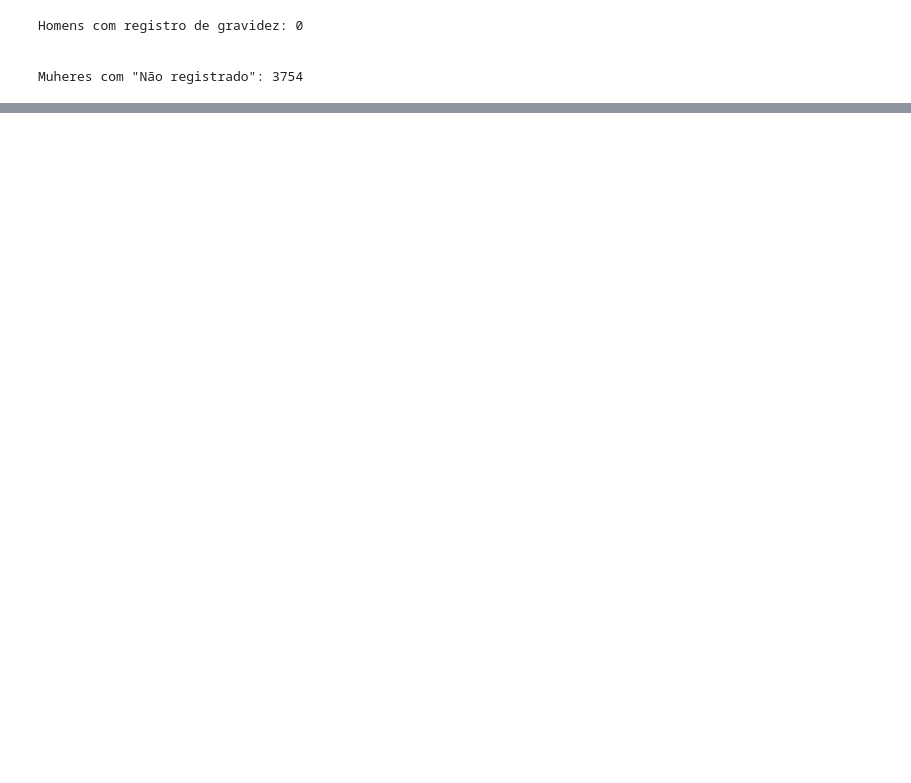
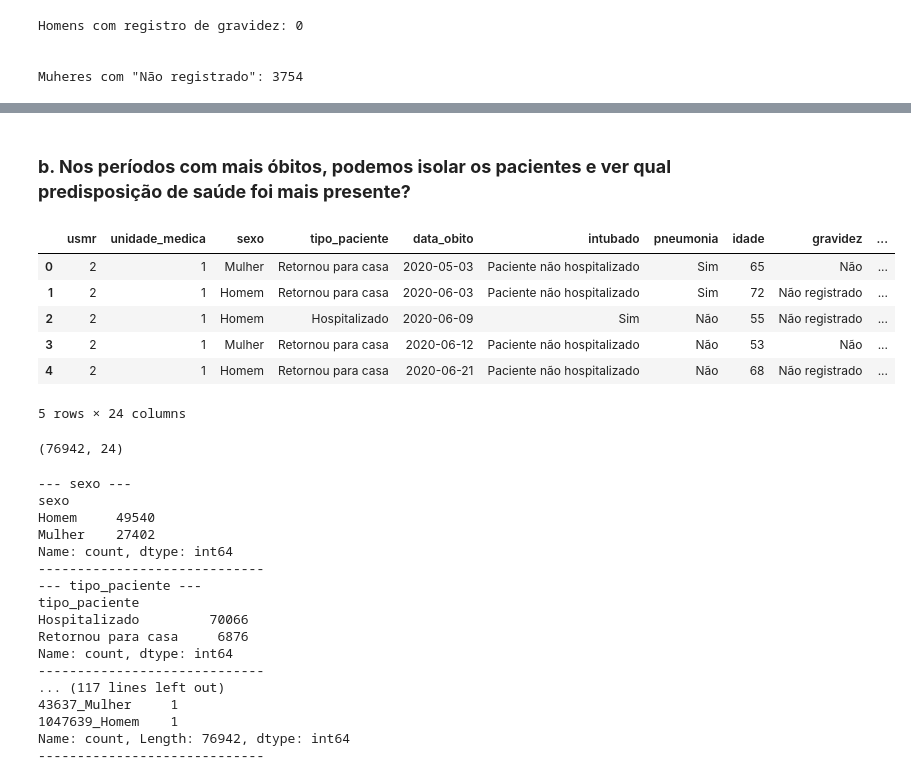
Before and after one commit to lucas-mdsena/python-udemy-module4, a Jupyter notebook: modulo_4.ipynb, the cells around one changed output, grey strips where cells are left out. Saved outputs shown, nothing was run; the diff lists cells and outputs as text; code cells hidden in the pictures; blank space fills up the shorter version.

```diff
--- a/modulo_4.ipynb
+++ b/modulo_4.ipynb
@@ -128,0 +169,12 @@ None
+# %%
+substituir_retorno_casa = {
+    'Não registrado':'Paciente não hospitalizado'
+}
+
+# df[['intubado', 'uti']][mask_retorno_casa] = df[['intubado', 'uti']][mask_retorno_casa].replace(substituir_retorno_casa) -- Não funciona, preciso usar o loc
+df.loc[mask_retorno_casa, ['intubado', 'uti']] = df.loc[mask_retorno_casa, ['intubado', 'uti']].replace(substituir_retorno_casa)
+
+for coluna in ['tipo_paciente', 'intubado', 'uti']:
+    print('---', coluna, '---')
+    print(df[coluna].value_counts())
+    print('-----------------------------')
@@ -224,0 +304,40 @@ plt.show()
+# %% [markdown]
+### **b. Nos períodos com mais óbitos, podemos isolar os pacientes e ver qual predisposição de saúde  foi mais presente?**
+# %%
+mask_perido = (df['data_obito'] >= '2020-04-01') & (df['data_obito'] <= '2020-08-31')
+df_obitos = df[mask_data]
+display(df_obitos.head(5), df_obitos.shape)
+
+tipos_obitos = df_obitos.dtypes
+for coluna in tipos_obitos[df_obitos.dtypes == 'object'].index:
+    print('---', coluna, '---')
+    print(df_obitos[coluna].value_counts())
+    print('-----------------------------')
+
+# DROPAR OS Não registrado?
+# %% [output]
+|  | usmr | unidade_medica | sexo | tipo_paciente | data_obito | intubado | pneumonia | idade | gravidez | ... |
+| 0 | 2 | 1 | Mulher | Retornou para casa | 2020-05-03 | Paciente não hospitalizado | Sim | 65 | Não | ... |
+| 1 | 2 | 1 | Homem | Retornou para casa | 2020-06-03 | Paciente não hospitalizado | Sim | 72 | Não registrado | ... |
+| 2 | 2 | 1 | Homem | Hospitalizado | 2020-06-09 | Sim | Não | 55 | Não registrado | ... |
+| 3 | 2 | 1 | Mulher | Retornou para casa | 2020-06-12 | Paciente não hospitalizado | Não | 53 | Não | ... |
+| 4 | 2 | 1 | Homem | Retornou para casa | 2020-06-21 | Paciente não hospitalizado | Não | 68 | Não registrado | ... |
+5 rows × 24 columns
+(76942, 24)
+--- sexo ---
+sexo
+Homem     49540
+Mulher    27402
+Name: count, dtype: int64
+-----------------------------
+--- tipo_paciente ---
+tipo_paciente
+Hospitalizado         70066
+Retornou para casa     6876
+Name: count, dtype: int64
+-----------------------------
+... (117 lines left out)
+43637_Mulher     1
+1047639_Homem    1
+Name: count, Length: 76942, dtype: int64
+-----------------------------
```
Also changed, not shown: parts of 18 cells of this notebook.
